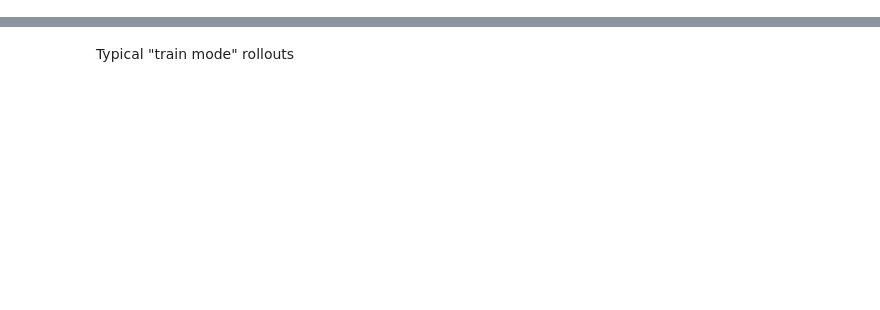
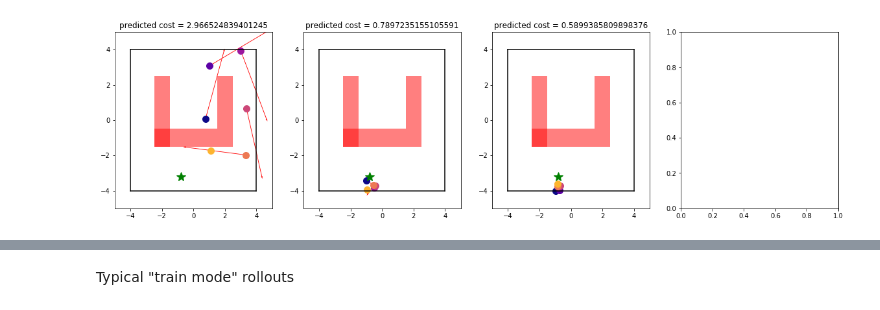
Before and after one commit to vitchyr/handful-of-trials, a Jupyter notebook: Visualizer.ipynb, the cells around one changed output, grey strips where cells are left out. Cells and saved outputs as stored; diff of their text form; code cells hidden in the pictures; blank space fills up the shorter version.

```diff
--- a/Visualizer.ipynb
+++ b/Visualizer.ipynb
@@ -70,0 +110,28 @@ def get_states(path):
+# %%
+data = loadmat(base_dir + "/train_iter1/predictions.mat")
+actions_seqs = data['actions']
+preds_seqs_and_particles = data['predictions']
+n_rows = min(3, math.ceil(len(action_seqs/4.)))
+fig, axes = plt.subplots(n_rows, 4, figsize=(20,5*n_rows))
+pred_costs = data['pred_costs'][0] if 'pred_costs' in data else range(999)
+for (t, state_particles, actions, pred_cost) in zip(
+        range(12),
+        preds_seqs_and_particles,
+        actions_seqs,
+        pred_costs,
+):
+    r = t // 4
+    c = t % 4
+    if n_rows == 1:
+        ax = axes[c]
+    else:
+        ax = axes[r][c]
+    actions = actions.reshape(-1, 2)
+
+    goal_particles = preds_seqs_and_particles[t][:, :, 2:]
+    states = np.mean(state_particles, axis=1)
+    goal = goal_particles[0, i, :]
+    env.plot_trajectory(ax, states, actions, goal=goal)
+    ax.set_title('predicted cost = {}'.format(pred_cost))
+# %% [output]
+[figure, added]
```
Also changed, not shown: parts of 13 cells of this notebook.
